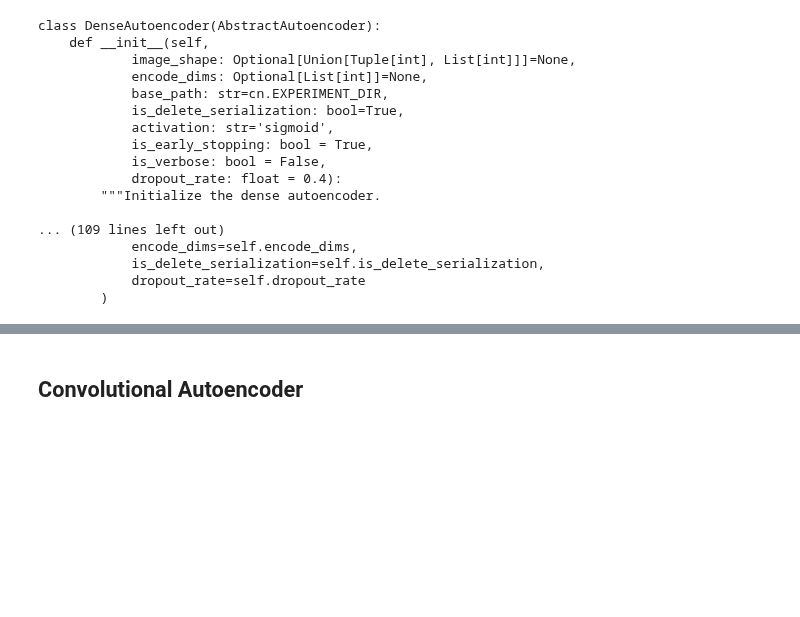
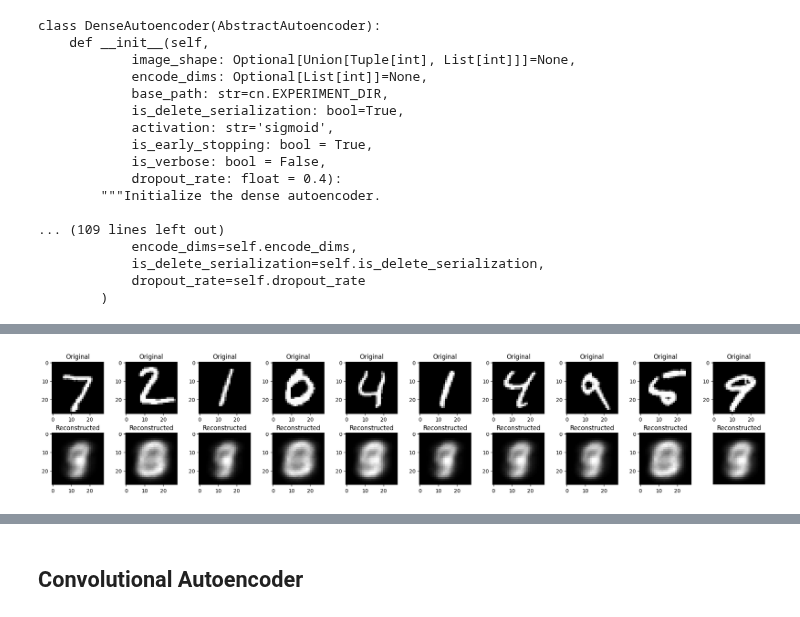
Before and after one commit to joseph-hellerstein/pixel_proficiency, a Jupyter notebook: notebooks/Pixel_Proficiency_4_self-supervised-autoencoders.ipynb, the cells around one changed output, grey strips where cells are left out. Cells and saved outputs as stored; diff of their text form; code cells hidden in the pictures; blank space fills up the shorter version.

```diff
--- a/notebooks/Pixel_Proficiency_4_self-supervised-autoencoders.ipynb
+++ b/notebooks/Pixel_Proficiency_4_self-supervised-autoencoders.ipynb
@@ -330,7 +330,7 @@ Model: "functional"
 313/313 ━━━━━━━━━━━━━━━━━━━━ 1s 2ms/step
 [figure]
 # %%
-base_path = os.path.join(PROJECT_PATH, "experiments", "mnist_dense", "models")
+base_path = os.path.join(PROJECT_PATH, "experiments", "mnist_dense", "experiments")
 DAE = DenseAutoencoder.deserialize(base_path)
 dae.plot(X_MNIST_TEST)
 # %% [output]
@@ -338 +338,2 @@ ValueError: Context file does not exist: /Users/jlheller/home/Technical/repos/pi
+[figure, added]
 # %%
```
Also changed, not shown: parts of 6 cells of this notebook, 1 other file.
